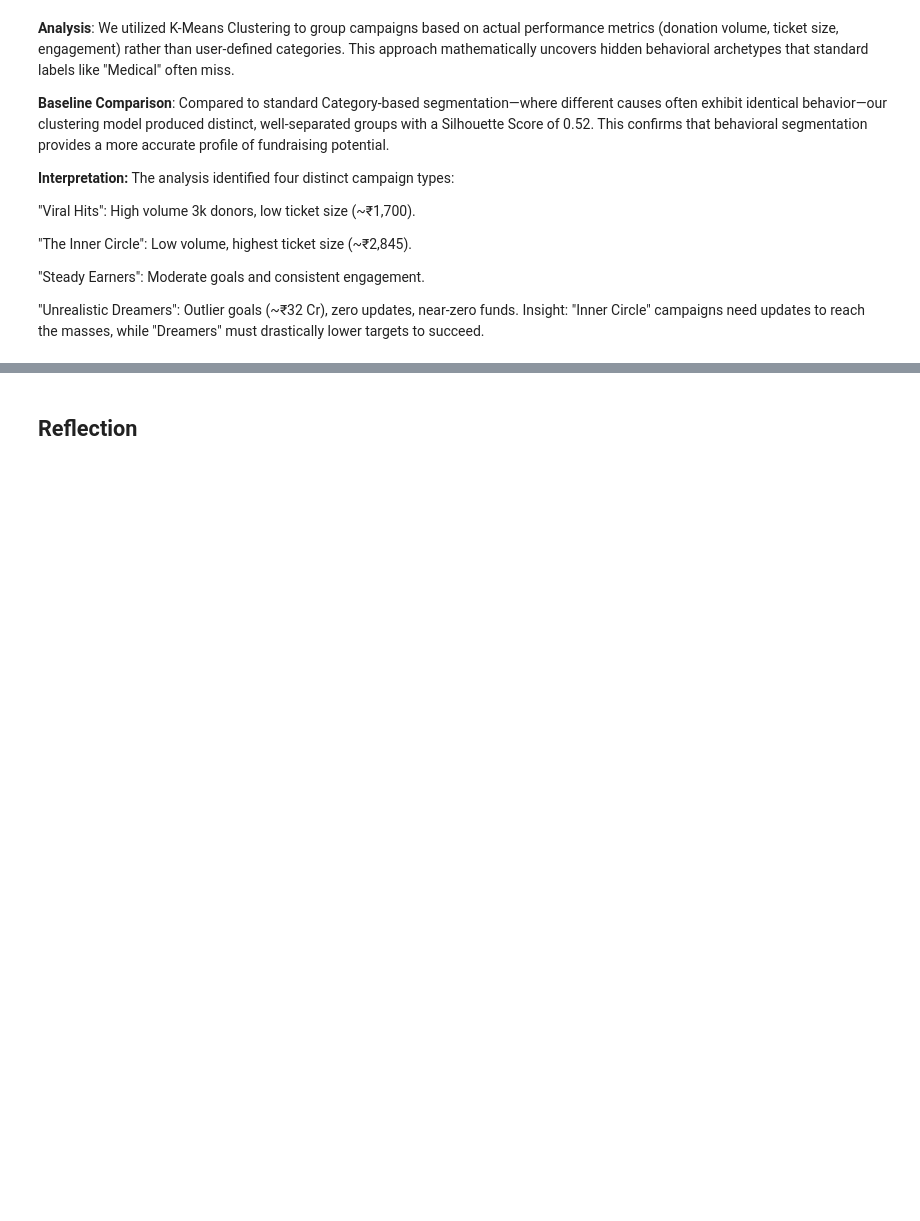
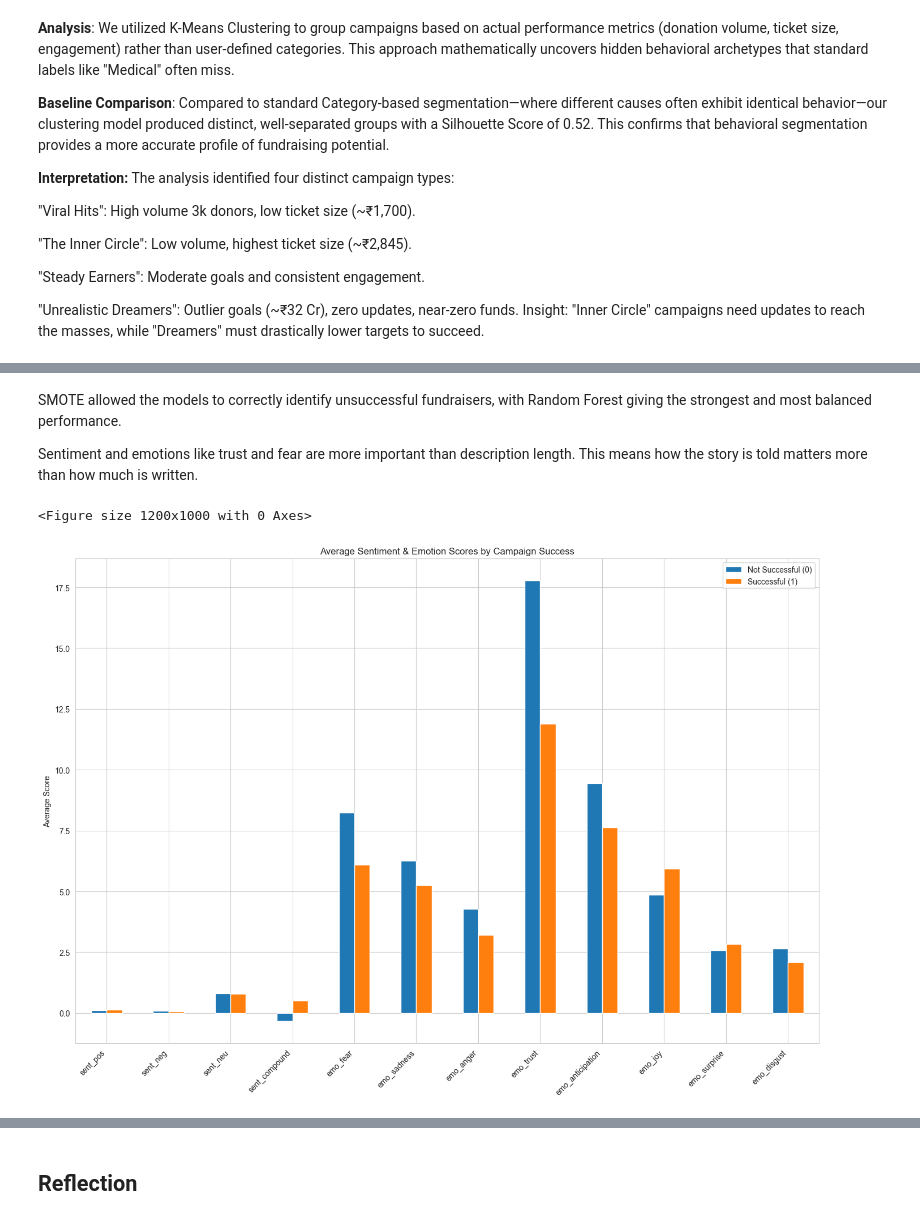
Before and after one commit to Rithvik008/crowdfunding-data-analysis, a Jupyter notebook: Progress Report for Nov 14th 2025.ipynb, the cells around one changed output, grey strips where cells are left out. Saved outputs shown, nothing was run; the diff lists cells and outputs as text; code cells hidden in the pictures; blank space fills up the shorter version.

```diff
--- a/Progress Report for Nov 14th 2025.ipynb
+++ b/Progress Report for Nov 14th 2025.ipynb
@@ -1345,0 +1693,37 @@ Interpretation: A score > 0.5 indicates distinct, well-separated clusters.
+# %% [markdown]
+SMOTE allowed the models to correctly identify unsuccessful fundraisers, with Random Forest giving the strongest and most balanced performance.
+
+Sentiment and emotions like trust and fear are more important than description length. This means how the story is told matters more than how much is written.
+# %%
+#Bar chart of average sentiment and emotion values by class (successful vs unsuccessful)
+df = pd.read_csv('fundraiser_nlp_prep.csv')
+
+#sentiment + emotion columns
+sentiment_cols = ['sent_pos','sent_neg','sent_neu','sent_compound']
+emotion_cols = [
+    'emo_fear',
+    'emo_sadness',
+    'emo_anger',
+    'emo_trust',
+    'emo_anticipation',
+    'emo_joy',
+    'emo_surprise',
+    'emo_disgust'
+]
+
+all_cols = sentiment_cols + emotion_cols
+
+#computing averages by class
+mean_by_class = df.groupby('successful')[all_cols].mean().transpose()
+mean_by_class.columns = ['Not Successful (0)', 'Successful (1)']
+
+plt.figure(figsize=(12, 10))
+mean_by_class.plot(kind='bar', figsize=(14, 10))
+plt.title("Average Sentiment & Emotion Scores by Campaign Success")
+plt.ylabel("Average Score")
+plt.xticks(rotation=45, ha='right')
+plt.tight_layout()
+plt.show()
+# %% [output]
+<Figure size 1200x1000 with 0 Axes>
+[figure, added]
```
Also changed, not shown: parts of 14 cells of this notebook.
